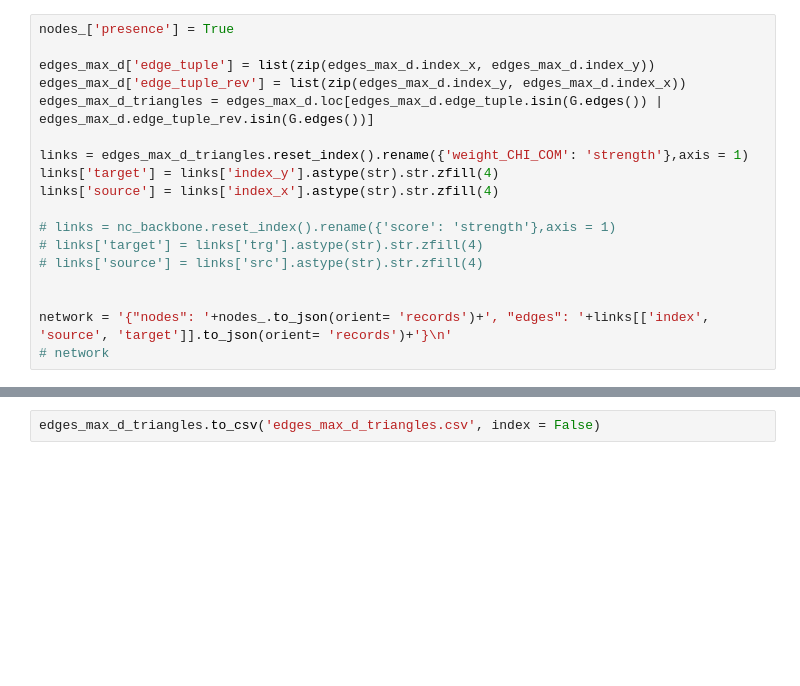
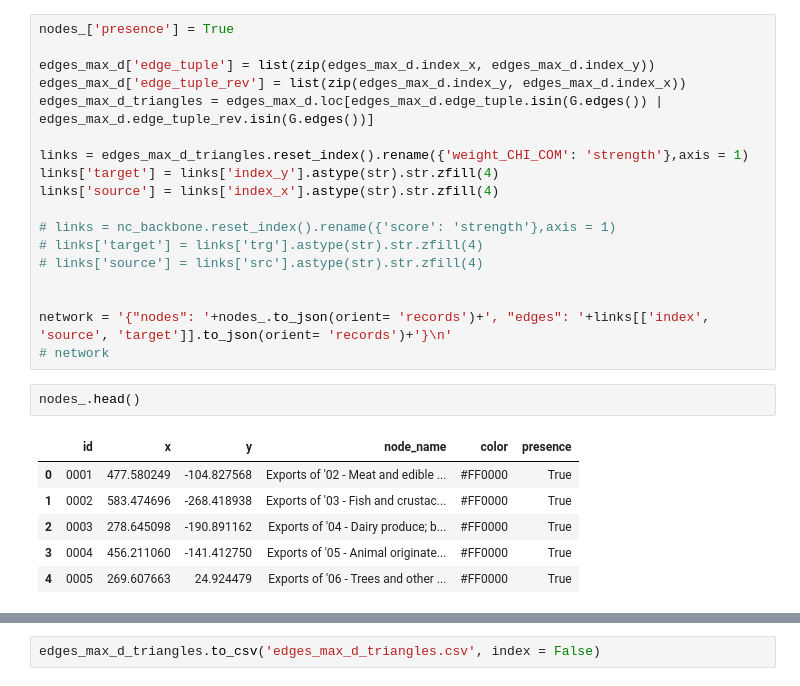
Before and after one commit to matuteiglesias/geo-correlation-structures, a Jupyter notebook: Sample network plot.ipynb, the cells around one changed output, grey strips where cells are left out. Saved outputs shown, nothing was run; the diff lists cells and outputs as text; blank space fills up the shorter version.

```diff
--- a/Sample network plot.ipynb
+++ b/Sample network plot.ipynb
@@ -341,3 +383,12 @@ links['source'] = links['index_x'].astype(str).str.zfill(4)
 
 network = '{"nodes": '+nodes_.to_json(orient= 'records')+', "edges": '+links[['index', 'source', 'target']].to_json(orient= 'records')+'}\n'
 # network
+# %%
+nodes_.head()
+# %% [output]
+|  | id | x | y | node_name | color | presence |
+| 0 | 0001 | 477.580249 | -104.827568 | Exports of '02 - Meat and edible ... | #FF0000 | True |
+| 1 | 0002 | 583.474696 | -268.418938 | Exports of '03 - Fish and crustac... | #FF0000 | True |
+| 2 | 0003 | 278.645098 | -190.891162 | Exports of '04 - Dairy produce; b... | #FF0000 | True |
+| 3 | 0004 | 456.211060 | -141.412750 | Exports of '05 - Animal originate... | #FF0000 | True |
+| 4 | 0005 | 269.607663 | 24.924479 | Exports of '06 - Trees and other ... | #FF0000 | True |
```
Also changed, not shown: parts of 4 cells of this notebook.
